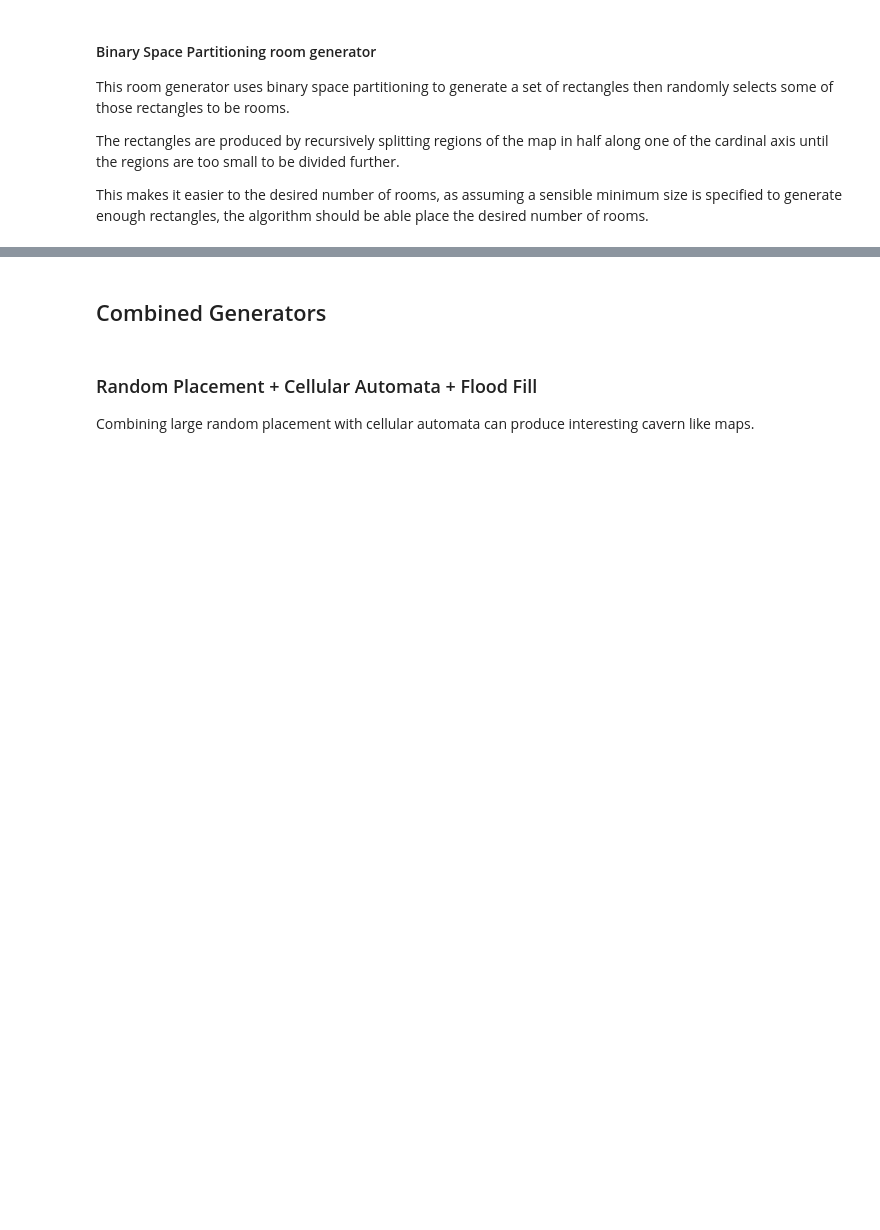
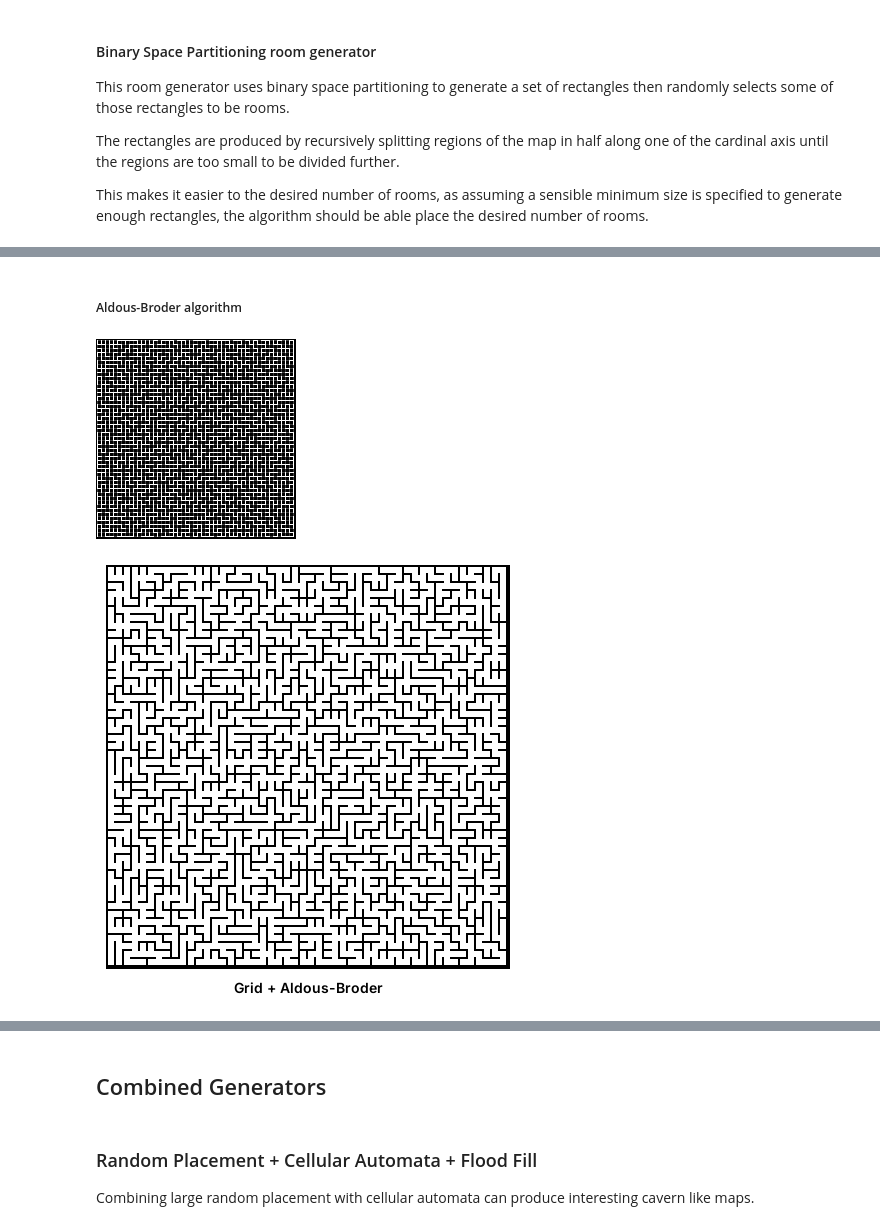
Before and after one commit to artisanofcode/gamedev-algorithms, a Jupyter notebook: procedual-generation.ipynb, the cells around one changed output, grey strips where cells are left out. Saved outputs shown, nothing was run; the diff lists cells and outputs as text; code cells hidden in the pictures; blank space fills up the shorter version.

Commit message:
feat: aldous-broder and randomised depth first search maze algorithms.

```diff
--- a/procedual-generation.ipynb
+++ b/procedual-generation.ipynb
@@ -1447,0 +1460,67 @@ render(
+# %% [markdown]
+##### Aldous-Broder algorithm
+# %%
+def maze_aldous_broder(inner: EdgeGenerator = edge_boyer_watson) -> EdgeGenerator:
+
+    def generator(rooms: list[Rect], rng: random.Random) -> list[tuple[int, int]]:
+        points = [center_for_rect(*room) for room in rooms]
+        length = len(points)
+
+        edges = inner(rooms, rng)
+
+        neighbours = [[] for _ in range(length)]
+
+        for a, b in edges:
+            if b not in neighbours[a]:
+                neighbours[a].append(b)
+
+            if a not in neighbours[b]:
+                neighbours[b].append(a)
+
+        visited = [False] * length
+
+        current = rng.randint(0, length - 1)
+        visited[current] = True
+
+        results = []
+
+        while not all(visited):
+
+            neighbour = rng.choice(neighbours[current])
+
+            if not visited[neighbour]:
+                results.append((current, neighbour))
+
+                visited[neighbour] = True
+
+            current = neighbour
+
+        image = PIL.Image.new("L", (WIDTH, HEIGHT), 0)
+
+        draw = PIL.ImageDraw.Draw(image)
+
+        for a, b in edges:
+            draw.line(xy=(points[a], points[b]), fill=64)
+
+        for a, b in results:
+
+            draw.line(xy=(points[a], points[b]), fill=255)
+
+        display(image)
+
+        return results
+
+    return generator
+
+
+render(
+    generate_rooms(
+        room_grid(x=50, y=50),
+        maze_aldous_broder(edge_grid(x=50, y=50)),
+        tunnel_simple(brush=Brush(size=3)),
+    ),
+    title="Grid + Aldous-Broder",
+)
+# %% [output]
+[figure, added]
+[figure, added]
```
Also changed, not shown: parts of 26 cells of this notebook.
